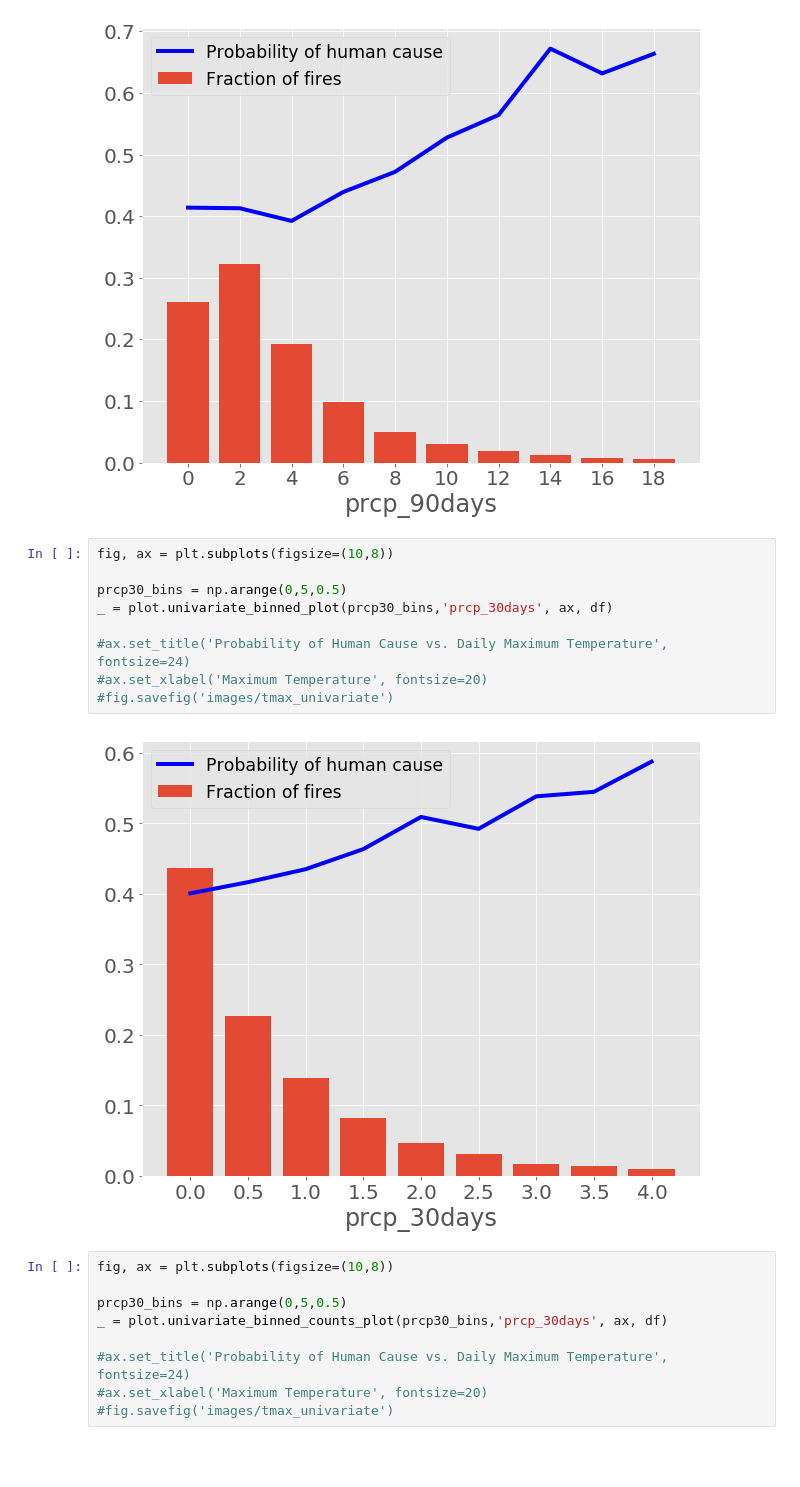
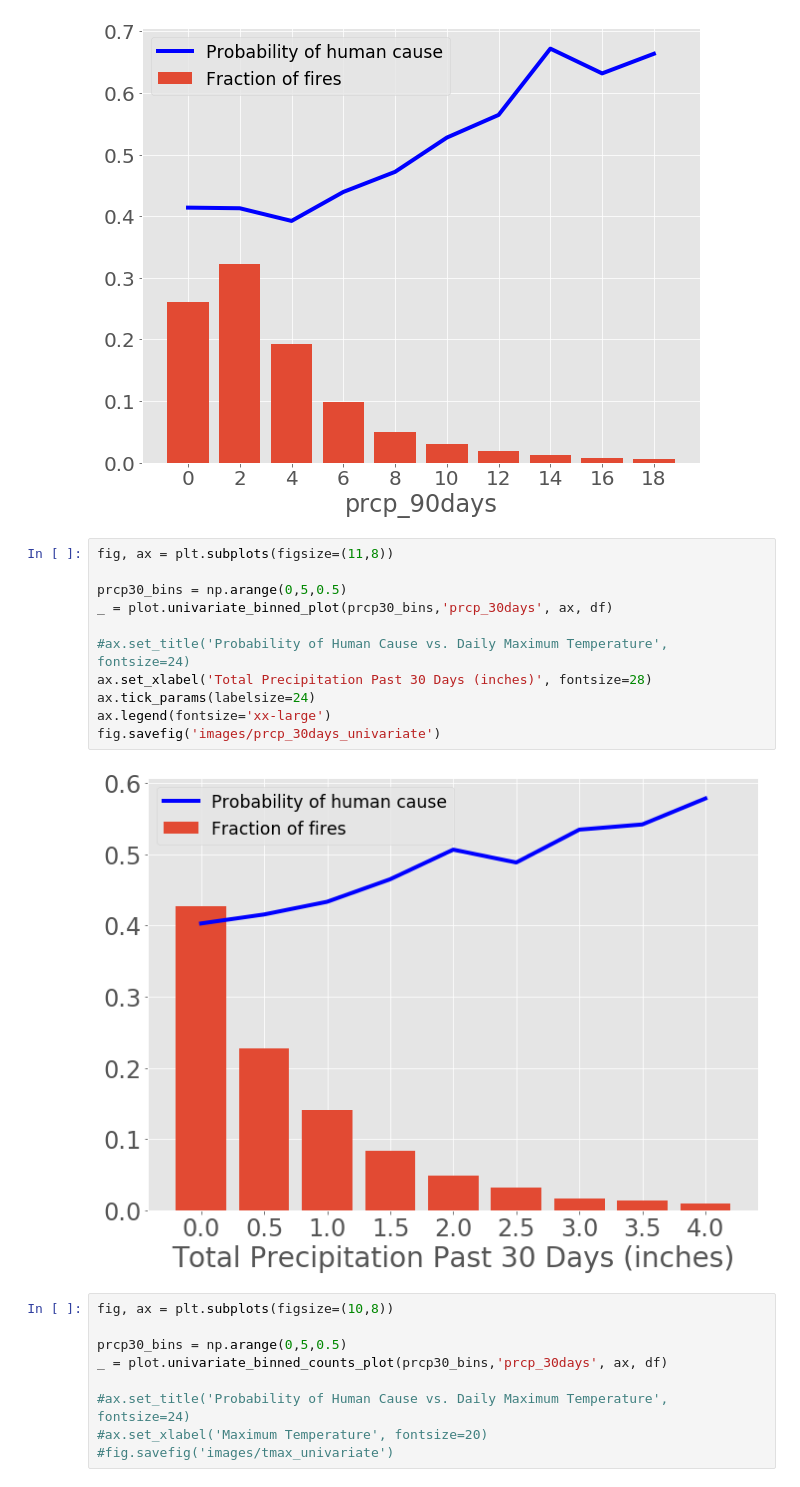
Before and after one commit to magstewart/wildfire-project, a Jupyter notebook: Wildfires_EDA.ipynb, the cells around one changed output. Drawn from its saved outputs; the diff is of its cells as text; blank space fills up the shorter version.

```diff
--- a/Wildfires_EDA.ipynb
+++ b/Wildfires_EDA.ipynb
@@ -369,16 +369,18 @@ _ = plot.univariate_binned_plot(prcp90_bins,'prcp_90days', ax, df)
 # %% [output]
 [figure]
 # %%
-fig, ax = plt.subplots(figsize=(10,8))
+fig, ax = plt.subplots(figsize=(11,8))
 
 prcp30_bins = np.arange(0,5,0.5)
 _ = plot.univariate_binned_plot(prcp30_bins,'prcp_30days', ax, df)
 
 #ax.set_title('Probability of Human Cause vs. Daily Maximum Temperature', fontsize=24)
-#ax.set_xlabel('Maximum Temperature', fontsize=20)
-#fig.savefig('images/tmax_univariate')
+ax.set_xlabel('Total Precipitation Past 30 Days (inches)', fontsize=28)
+ax.tick_params(labelsize=24)
+ax.legend(fontsize='xx-large')
+fig.savefig('images/prcp_30days_univariate')
 # %% [output]
-[figure, old version]
+[figure, new version]
 # %%
 fig, ax = plt.subplots(figsize=(10,8))
 
```
Also changed, not shown: parts of 56 cells of this notebook.
